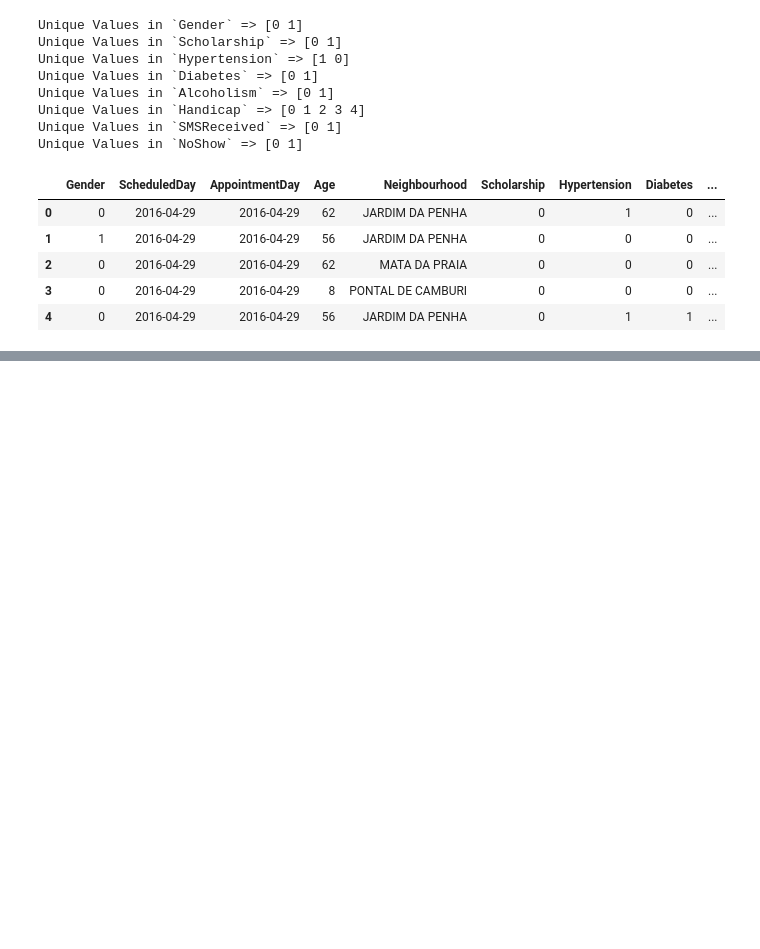
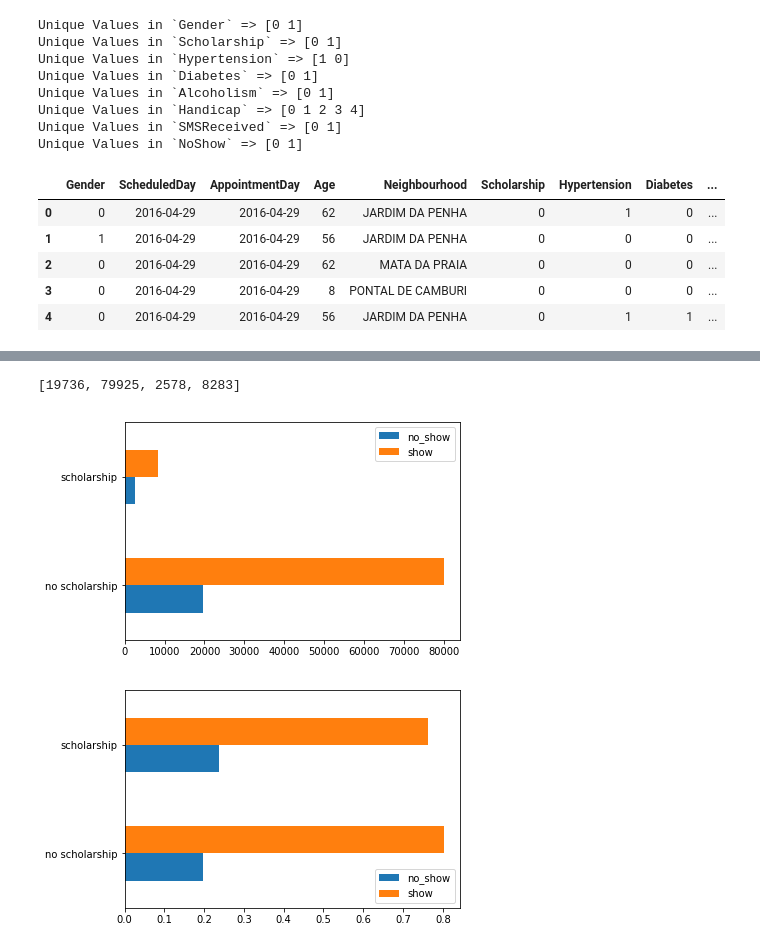
Before and after one commit to silicon-valley-gods-eye/Medical-Appointment-No-Shows, a Jupyter notebook: main.ipynb, the cells around one changed output, grey strips where cells are left out. Drawn from its saved outputs; the diff is of its cells as text; code cells hidden in the pictures; blank space fills up the shorter version.

```diff
--- a/main.ipynb
+++ b/main.ipynb
@@ -218,0 +121,6 @@ handicap_df.plot(kind='barh')
+# %%
+plot_ratio(scholarship, noshow, ('no scholarship', 'scholarship'))
+# %% [output]
+[19736, 79925, 2578, 8283]
+[figure, added]
+[figure, added]
```
Also changed, not shown: parts of 19 cells of this notebook.
